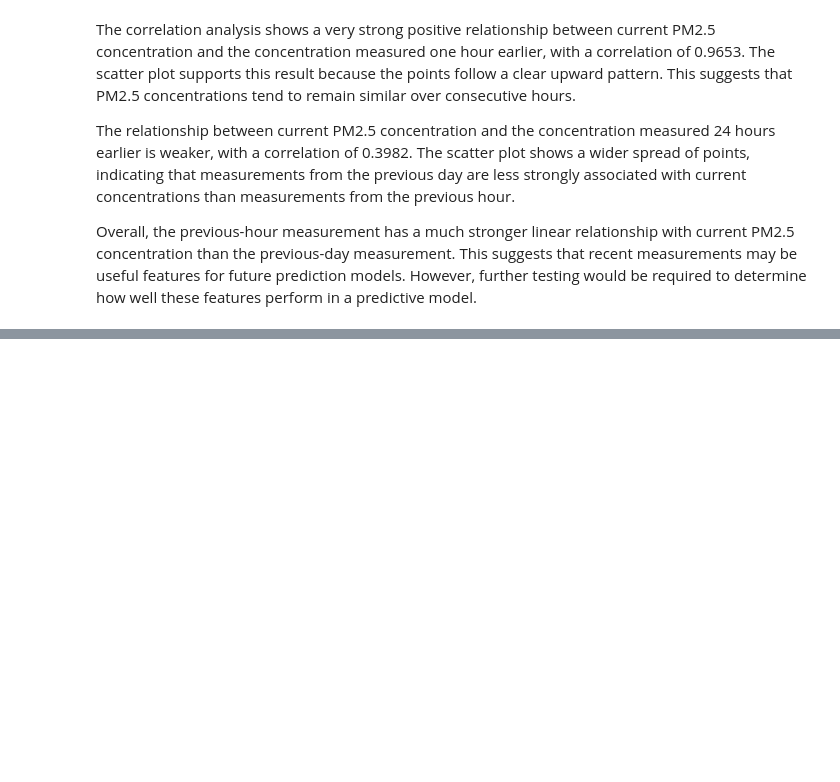
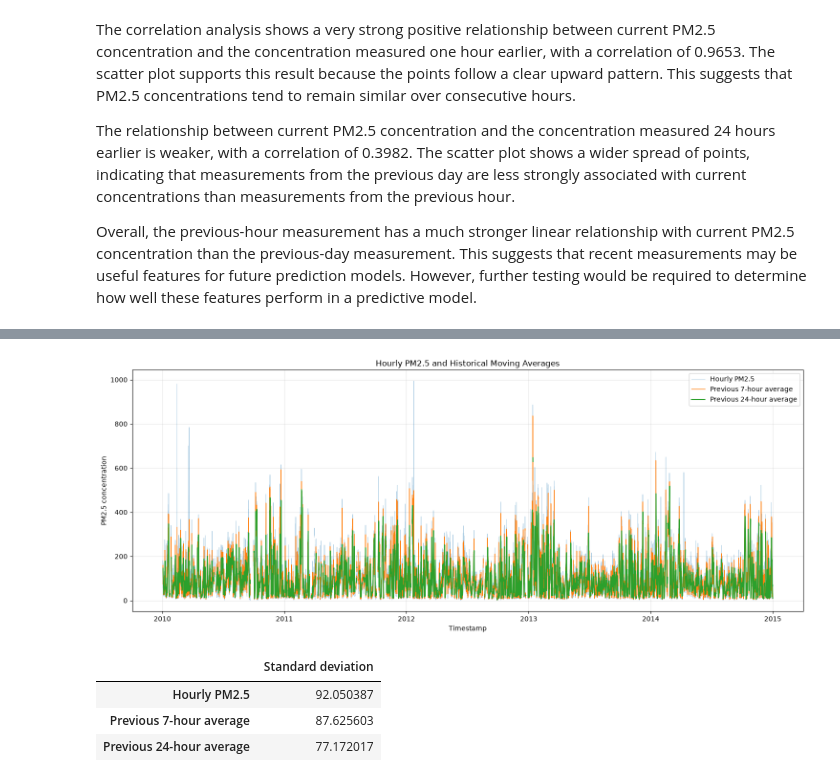
Before and after one commit to k-nizy/ML-pipeline-F1, a Jupyter notebook: notebooks/pm25_EDA.ipynb, the cells around one changed output, grey strips where cells are left out. Drawn from its saved outputs; the diff is of its cells as text; code cells hidden in the pictures; blank space fills up the shorter version.

Commit message:
Analyze PM2.5 moving averages

```diff
--- a/notebooks/pm25_EDA.ipynb
+++ b/notebooks/pm25_EDA.ipynb
@@ -458,0 +465,17 @@ Overall, the previous-hour measurement has a much stronger linear relationship w
+# %%
+# Calculate moving averages using previous observations only
+df = df.sort_values("timestamp").reset_index(drop=True)
+
+df["pm25_ma_7h"] = (
+    df["pm2.5"]
+    .shift(1)
+    .rolling(window=7, min_periods=7)
+    .mean()
+)
+
+df["pm25_ma_24h"] = (
+    df["pm2.5"]
+    .shift(1)
+    .rolling(window=24, min_periods=24)
+    .mean()
+)
@@ -458,0 +507,55 @@ Overall, the previous-hour measurement has a much stronger linear relationship w
+# %%
+# Visualize the results
+
+plt.figure(figsize=(15, 6))
+
+plt.plot(
+    df["timestamp"],
+    df["pm2.5"],
+    label="Hourly PM2.5",
+    alpha=0.35,
+    linewidth=0.7
+)
+
+plt.plot(
+    df["timestamp"],
+    df["pm25_ma_7h"],
+    label="Previous 7-hour average",
+    linewidth=1
+)
+
+plt.plot(
+    df["timestamp"],
+    df["pm25_ma_24h"],
+    label="Previous 24-hour average",
+    linewidth=1.5
+)
+
+plt.title("Hourly PM2.5 and Historical Moving Averages")
+plt.xlabel("Timestamp")
+plt.ylabel("PM2.5 concentration")
+plt.legend()
+plt.grid(True, alpha=0.3)
+plt.tight_layout()
+plt.show()
+# %% [output]
+[figure, added]
+# %%
+# Compare the variability numerically
+
+moving_average_summary = df[
+    ["pm2.5", "pm25_ma_7h", "pm25_ma_24h"]
+].std()
+
+moving_average_summary = moving_average_summary.rename({
+    "pm2.5": "Hourly PM2.5",
+    "pm25_ma_7h": "Previous 7-hour average",
+    "pm25_ma_24h": "Previous 24-hour average"
+})
+
+display(moving_average_summary.to_frame(name="Standard deviation"))
+# %% [output]
+|  | Standard deviation |
+| Hourly PM2.5 | 92.050387 |
+| Previous 7-hour average | 87.625603 |
+| Previous 24-hour average | 77.172017 |
```
Also changed, not shown: parts of 3 cells of this notebook.
